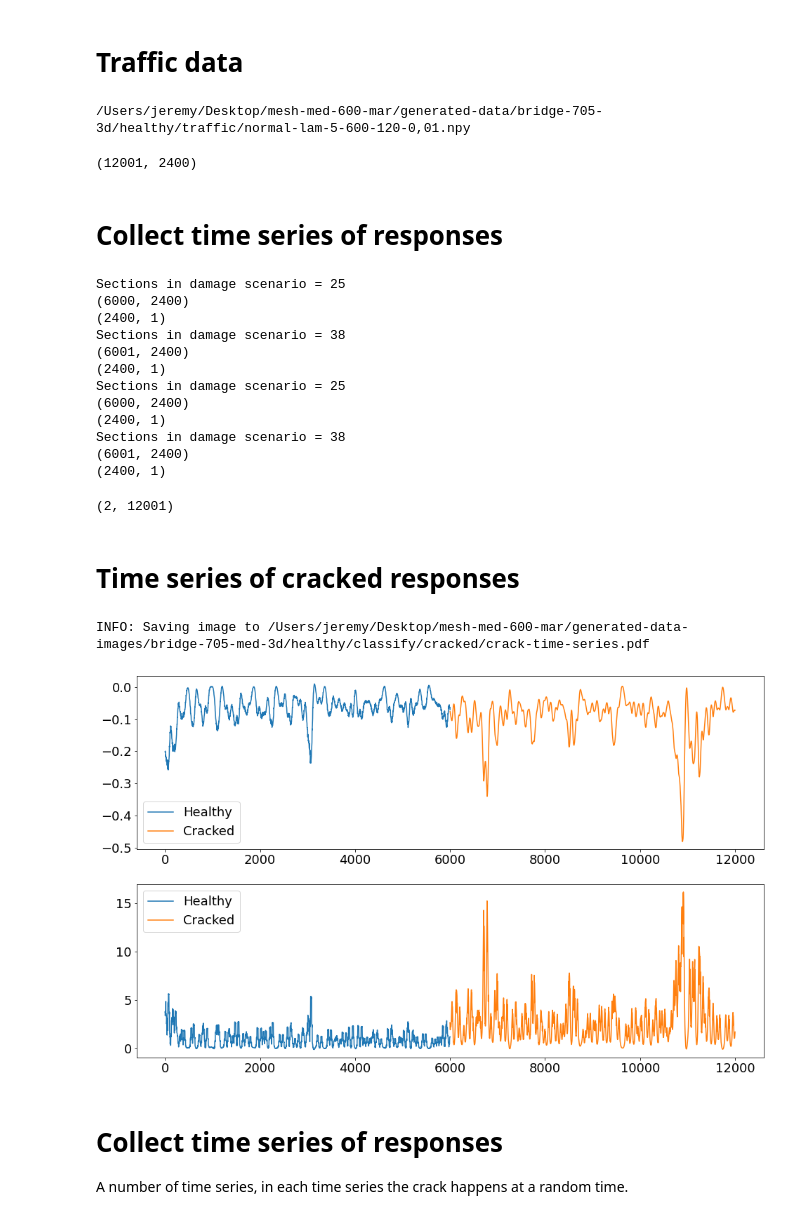
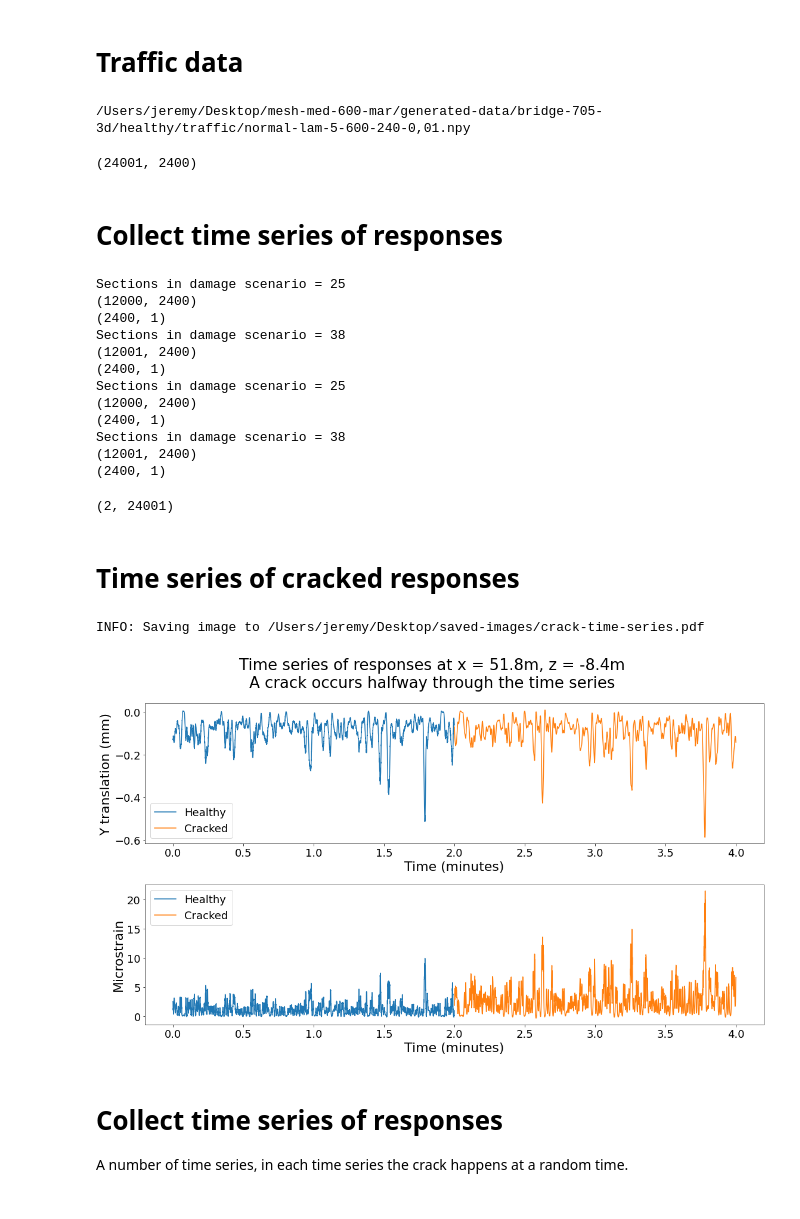
Before and after one commit to jerbaroo/bridge-sim, a Jupyter notebook: notebooks/q4.ipynb, the cells around one changed output. Saved outputs shown, nothing was run; the diff lists cells and outputs as text; code cells hidden in the pictures.

Commit message:
Cracking images

```diff
--- a/notebooks/q4.ipynb
+++ b/notebooks/q4.ipynb
@@ -18,6 +18,8 @@ from model.response import ResponseType
 from plot import plt
 from util import resize_units
 # %%
+DATA_PATH = "/Users/jeremy/Desktop/mesh-med-600-mar/"
+IMAGE_PATH = "/Users/jeremy/Desktop/saved-images/"
 c = bridge_705_med_config(bridge_705_3d)
 original_c = c
 # Set the directory of where to save/load responses.
@@ -51,7 +53,7 @@ Temperature (0.001, 0.999) quantiles = -9.5, 34.5
 # %% [markdown]
 # Traffic data
 # %%
-total_mins = 2
+total_mins = 4
 total_seconds = total_mins * 60
 traffic_scenario = normal_traffic(c=c, lam=5, min_d=2)
 traffic_sequence, traffic, traffic_array = load_traffic(
@@ -61,8 +63,8 @@ traffic_sequence, traffic, traffic_array = load_traffic(
 )
 traffic_array.shape
 # %% [output]
-/Users/jeremy/Desktop/mesh-med-600-mar/generated-data/bridge-705-3d/healthy/traffic/normal-lam-5-600-120-0,01.npy
+/Users/jeremy/Desktop/mesh-med-600-mar/generated-data/bridge-705-3d/healthy/traffic/normal-lam-5-600-240-0,01.npy
-(12001, 2400)
+(24001, 2400)
 # %% [markdown]
 # Collect time series of responses
 # %%
@@ -86,36 +88,45 @@ responses = np.array(responses)
 responses.shape
 # %% [output]
 Sections in damage scenario = 25
-(6000, 2400)
+(12000, 2400)
 (2400, 1)
 Sections in damage scenario = 38
-(6001, 2400)
+(12001, 2400)
 (2400, 1)
 Sections in damage scenario = 25
-(6000, 2400)
+(12000, 2400)
 (2400, 1)
 Sections in damage scenario = 38
-(6001, 2400)
+(12001, 2400)
 (2400, 1)
-(2, 12001)
+(2, 24001)
 # %% [markdown]
 # Time series of cracked responses
 # %%
+x0 = np.arange(half_i) * c.sensor_hz / 60
+x1 = np.arange(half_i, len(responses[0])) * c.sensor_hz / 60
+
 plt.landscape()
 plt.subplot(2, 1, 1)
-plt.plot(np.arange(half_i), responses[0][:half_i] * 1000, label="Healthy")
-plt.plot(np.arange(half_i, len(responses[0])), responses[0][half_i:] * 1000, label="Cracked")
+plt.plot(x0, responses[0][:half_i] * 1000, label="Healthy")
+plt.plot(x1, responses[0][half_i:] * 1000, label="Cracked")
+plt.ylabel("Y translation (mm)")
+plt.xlabel("Time (minutes)")
 plt.legend()
 # plt.plot(np.arange(half_i, len(responses[0])), responses[0][half_i:])
 plt.subplot(2, 1, 2)
-plt.plot(np.arange(half_i), responses[1][:half_i], label="Healthy")
-plt.plot(np.arange(half_i, len(responses[0])), responses[1][half_i:], label="Cracked")
+plt.plot(x0, responses[1][:half_i], label="Healthy")
+plt.plot(x1, responses[1][half_i:], label="Cracked")
+plt.ylabel("Microstrain")
+plt.xlabel("Time (minutes)")
 plt.legend()
+plt.suptitle(f"Time series of responses at x = {sensor_point.x:.1f}m, z = {sensor_point.z:.1f}m\nA crack occurs halfway through the time series")
+plt.tight_layout(rect=[0, 0.03, 1, 0.90])
 # plt.plot(np.arange(half_i, len(responses[1])), responses[1][half_i:])
-plt.savefig(c.get_image_path("classify/cracked", "crack-time-series.pdf"))
+plt.savefig(os.path.join(IMAGE_PATH, "crack-time-series.pdf"))
 # %% [output]
-INFO: Saving image to /Users/jeremy/Desktop/mesh-med-600-mar/generated-data-images/bridge-705-med-3d/healthy/classify/cracked/crack-time-series.pdf
+INFO: Saving image to /Users/jeremy/Desktop/saved-images/crack-time-series.pdf
-[figure, old version]
+[figure, new version]
 # %% [markdown]
 # Collect time series of responses
 A number of time series, in each time series the crack happens at a random time.
```
Also changed, not shown: parts of 2 cells of this notebook, 5 other files.
